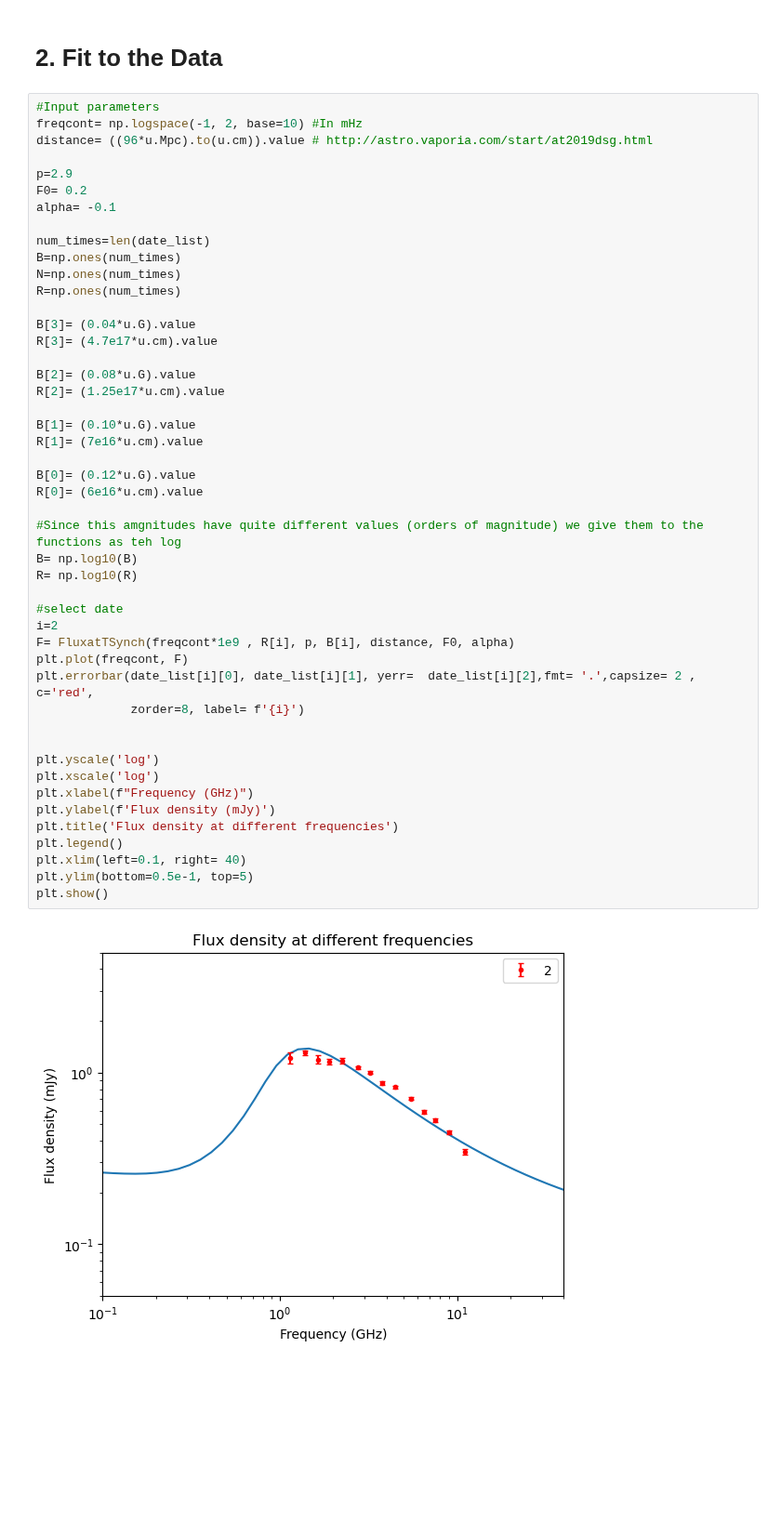
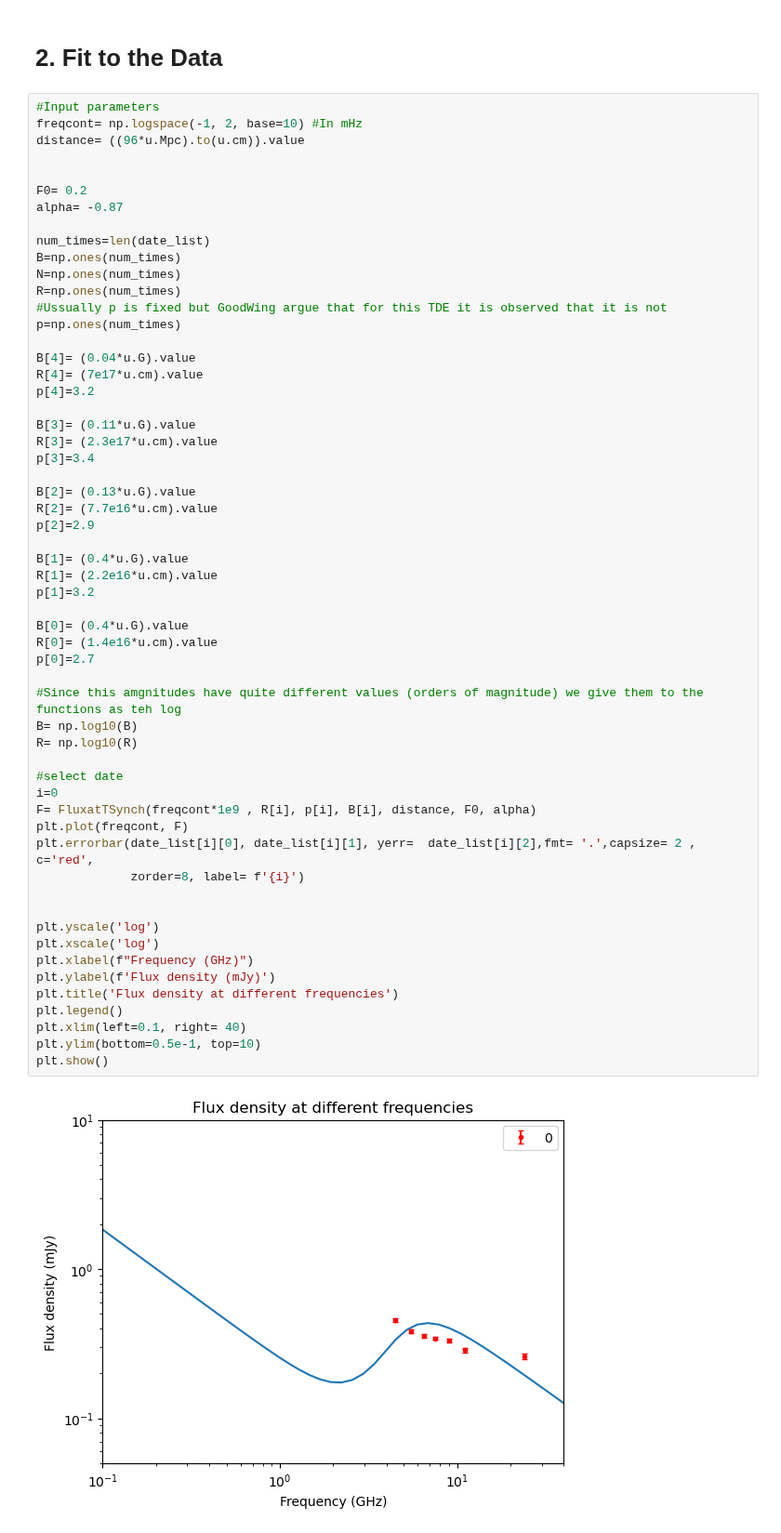
Before and after one commit to Camachoadri/JAEICU2024, a Jupyter notebook: TDE AT2019azh/TDE AT2019azh.ipynb, the cells around one changed output. Shown at 93% size. Drawn from its saved outputs; the diff is of its cells as text; blank space fills up the shorter version.

```diff
--- a/TDE AT2019azh/TDE AT2019azh.ipynb
+++ b/TDE AT2019azh/TDE AT2019azh.ipynb
@@ -327,49 +327,59 @@ def wavelenghttofreq(wavelenght):
 # %%
 #Input parameters
 freqcont= np.logspace(-1, 2, base=10) #In mHz
-distance= ((96*u.Mpc).to(u.cm)).value # http://astro.vaporia.com/start/at2019dsg.html
+distance= ((96*u.Mpc).to(u.cm)).value
 
-p=2.9
+
 F0= 0.2
-alpha= -0.1
+alpha= -0.87
 
 num_times=len(date_list)
 B=np.ones(num_times)
 N=np.ones(num_times)
 R=np.ones(num_times)
+#Ussually p is fixed but GoodWing argue that for this TDE it is observed that it is not
+p=np.ones(num_times)
 
-B[3]= (0.04*u.G).value
-R[3]= (4.7e17*u.cm).value
+B[4]= (0.04*u.G).value
+R[4]= (7e17*u.cm).value
+p[4]=3.2
 
-B[2]= (0.08*u.G).value
-R[2]= (1.25e17*u.cm).value
+B[3]= (0.11*u.G).value
+R[3]= (2.3e17*u.cm).value
+p[3]=3.4
 
-B[1]= (0.10*u.G).value
-R[1]= (7e16*u.cm).value
+B[2]= (0.13*u.G).value
+R[2]= (7.7e16*u.cm).value
+p[2]=2.9
 
-B[0]= (0.12*u.G).value
-R[0]= (6e16*u.cm).value
+B[1]= (0.4*u.G).value
+R[1]= (2.2e16*u.cm).value
+p[1]=3.2
+
+B[0]= (0.4*u.G).value
+R[0]= (1.4e16*u.cm).value
+p[0]=2.7
 
 #Since this amgnitudes have quite different values (orders of magnitude) we give them to the functions as teh log
 B= np.log10(B)
 R= np.log10(R)
 
 #select date
-i=2
-F= FluxatTSynch(freqcont*1e9 , R[i], p, B[i], distance, F0, alpha)
+i=0
+F= FluxatTSynch(freqcont*1e9 , R[i], p[i], B[i], distance, F0, alpha)
 plt.plot(freqcont, F)
 plt.errorbar(date_list[i][0], date_list[i][1], yerr=  date_list[i][2],fmt= '.',capsize= 2 , c='red',
              zorder=8, label= f'{i}')
 
 
 plt.yscale('log')
 plt.xscale('log')
 plt.xlabel(f"Frequency (GHz)")
 plt.ylabel(f'Flux density (mJy)')
 plt.title('Flux density at different frequencies')
 plt.legend()
 plt.xlim(left=0.1, right= 40)
-plt.ylim(bottom=0.5e-1, top=5)
+plt.ylim(bottom=0.5e-1, top=10)
 plt.show()
 # %% [output]
-[figure, old version]
+[figure, new version]
```
Also changed, not shown: parts of 4 cells of this notebook.
